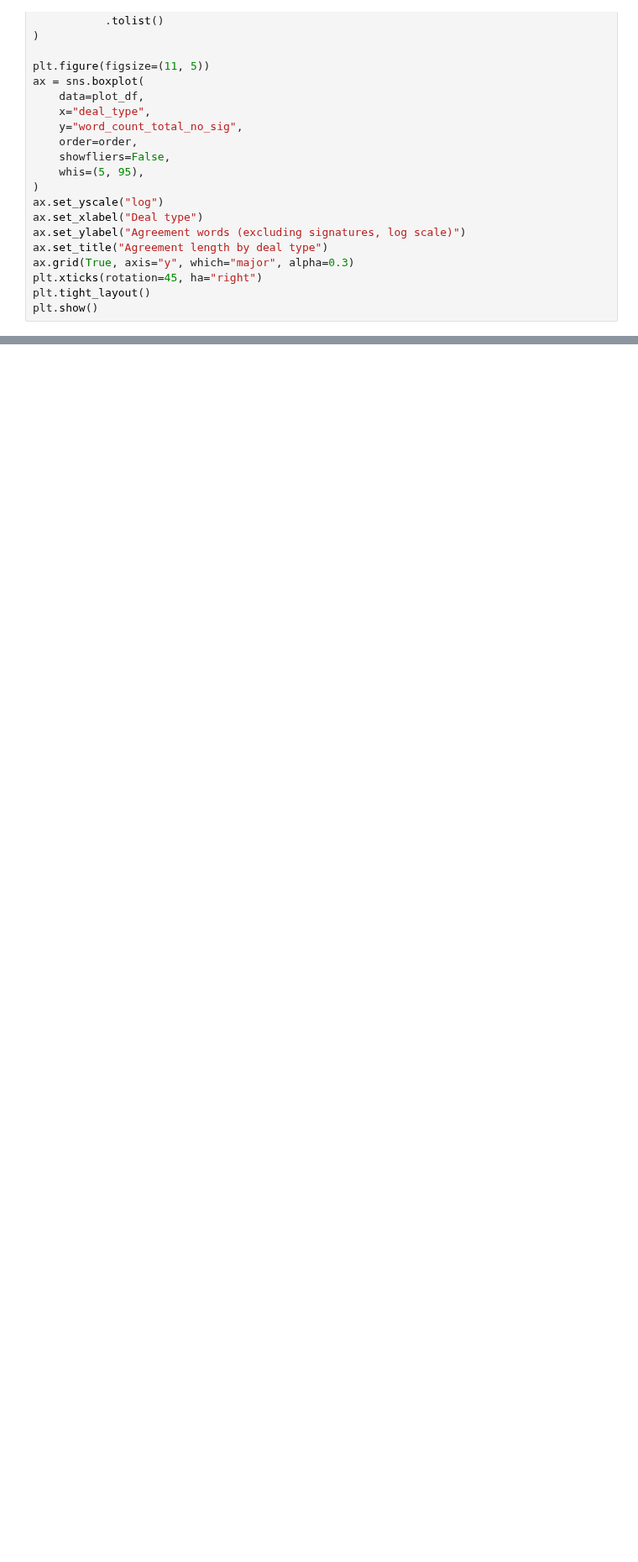
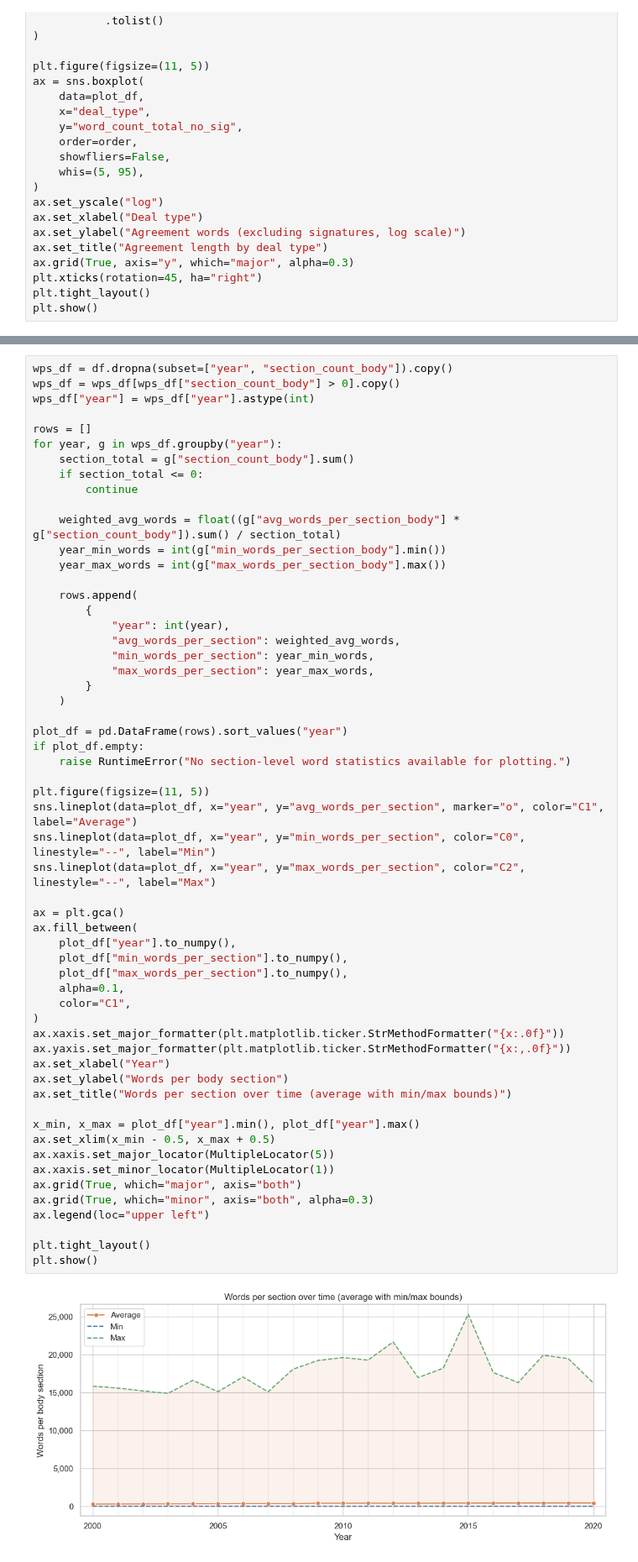
Before and after one commit to PlatosTwin/pandects-app, a Jupyter notebook: examples/pandects_api_agreement_attributes.ipynb, the cells around one changed output, grey strips where cells are left out. Shown at 84% size. Drawn from its saved outputs; the diff is of its cells as text; blank space fills up the shorter version.

```diff
--- a/examples/pandects_api_agreement_attributes.ipynb
+++ b/examples/pandects_api_agreement_attributes.ipynb
@@ -610,0 +689,59 @@ plt.show()
+# %%
+wps_df = df.dropna(subset=["year", "section_count_body"]).copy()
+wps_df = wps_df[wps_df["section_count_body"] > 0].copy()
+wps_df["year"] = wps_df["year"].astype(int)
+
+rows = []
+for year, g in wps_df.groupby("year"):
+    section_total = g["section_count_body"].sum()
+    if section_total <= 0:
+        continue
+
+    weighted_avg_words = float((g["avg_words_per_section_body"] * g["section_count_body"]).sum() / section_total)
+    year_min_words = int(g["min_words_per_section_body"].min())
+    year_max_words = int(g["max_words_per_section_body"].max())
+
+    rows.append(
+        {
+            "year": int(year),
+            "avg_words_per_section": weighted_avg_words,
+            "min_words_per_section": year_min_words,
+            "max_words_per_section": year_max_words,
+        }
+    )
+
+plot_df = pd.DataFrame(rows).sort_values("year")
+if plot_df.empty:
+    raise RuntimeError("No section-level word statistics available for plotting.")
+
+plt.figure(figsize=(11, 5))
+sns.lineplot(data=plot_df, x="year", y="avg_words_per_section", marker="o", color="C1", label="Average")
+sns.lineplot(data=plot_df, x="year", y="min_words_per_section", color="C0", linestyle="--", label="Min")
+sns.lineplot(data=plot_df, x="year", y="max_words_per_section", color="C2", linestyle="--", label="Max")
+
+ax = plt.gca()
+ax.fill_between(
+    plot_df["year"].to_numpy(),
+    plot_df["min_words_per_section"].to_numpy(),
+    plot_df["max_words_per_section"].to_numpy(),
+    alpha=0.1,
+    color="C1",
+)
+ax.xaxis.set_major_formatter(plt.matplotlib.ticker.StrMethodFormatter("{x:.0f}"))
+ax.yaxis.set_major_formatter(plt.matplotlib.ticker.StrMethodFormatter("{x:,.0f}"))
+ax.set_xlabel("Year")
+ax.set_ylabel("Words per body section")
+ax.set_title("Words per section over time (average with min/max bounds)")
+
+x_min, x_max = plot_df["year"].min(), plot_df["year"].max()
+ax.set_xlim(x_min - 0.5, x_max + 0.5)
+ax.xaxis.set_major_locator(MultipleLocator(5))
+ax.xaxis.set_minor_locator(MultipleLocator(1))
+ax.grid(True, which="major", axis="both")
+ax.grid(True, which="minor", axis="both", alpha=0.3)
+ax.legend(loc="upper left")
+
+plt.tight_layout()
+plt.show()
+# %% [output]
+[figure, added]
```
Also changed, not shown: parts of 13 cells of this notebook, 3 other files.
